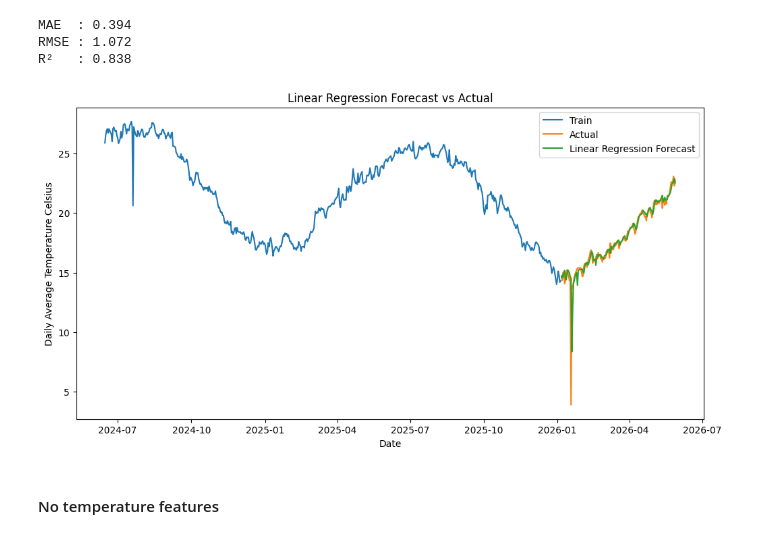
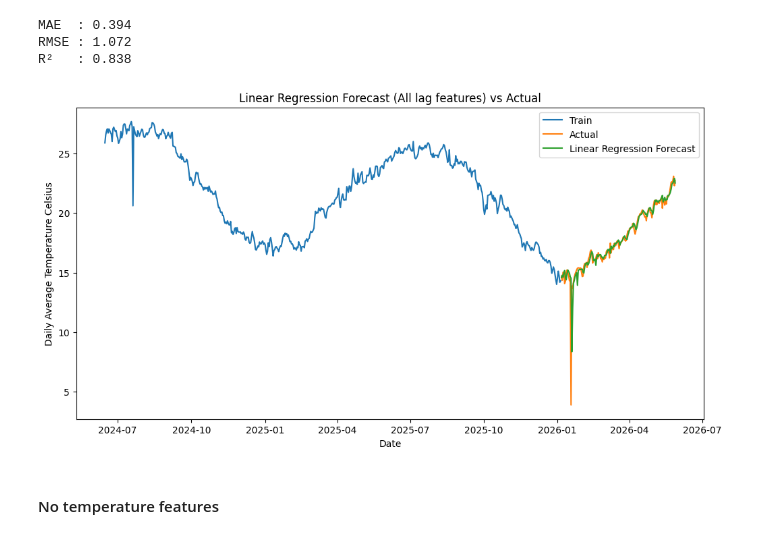
Before and after one commit to kgulbarg/Global-Weather-Forecasting, a Jupyter notebook: global_weather_5_modelling.ipynb, the cells around one changed output. Saved outputs shown, nothing was run; the diff lists cells and outputs as text; code cells hidden in the pictures.

```diff
--- a/global_weather_5_modelling.ipynb
+++ b/global_weather_5_modelling.ipynb
@@ -453,17 +449,17 @@ R²   : 0.838
 # %%
 plt.figure(figsize=(12,6))
 
 plt.plot(dates_train, y_train, label='Train')
 plt.plot(dates_test, y_test, label='Actual')
-plt.plot(dates_test, y_pred, label='Linear Regression Forecast')
+plt.plot(dates_test, y_pred_lag_all, label='Linear Regression Forecast')
 
 plt.legend()
-plt.title('Linear Regression Forecast vs Actual')
+plt.title('Linear Regression Forecast (All lag features) vs Actual')
 plt.xlabel('Date')
 plt.ylabel('Daily Average Temperature Celsius')
 plt.show()
 # %% [output]
-[figure, old version]
+[figure, new version]
 # %% [markdown]
 #### No temperature features
 # %%
```
Also changed, not shown: parts of 8 cells of this notebook.
